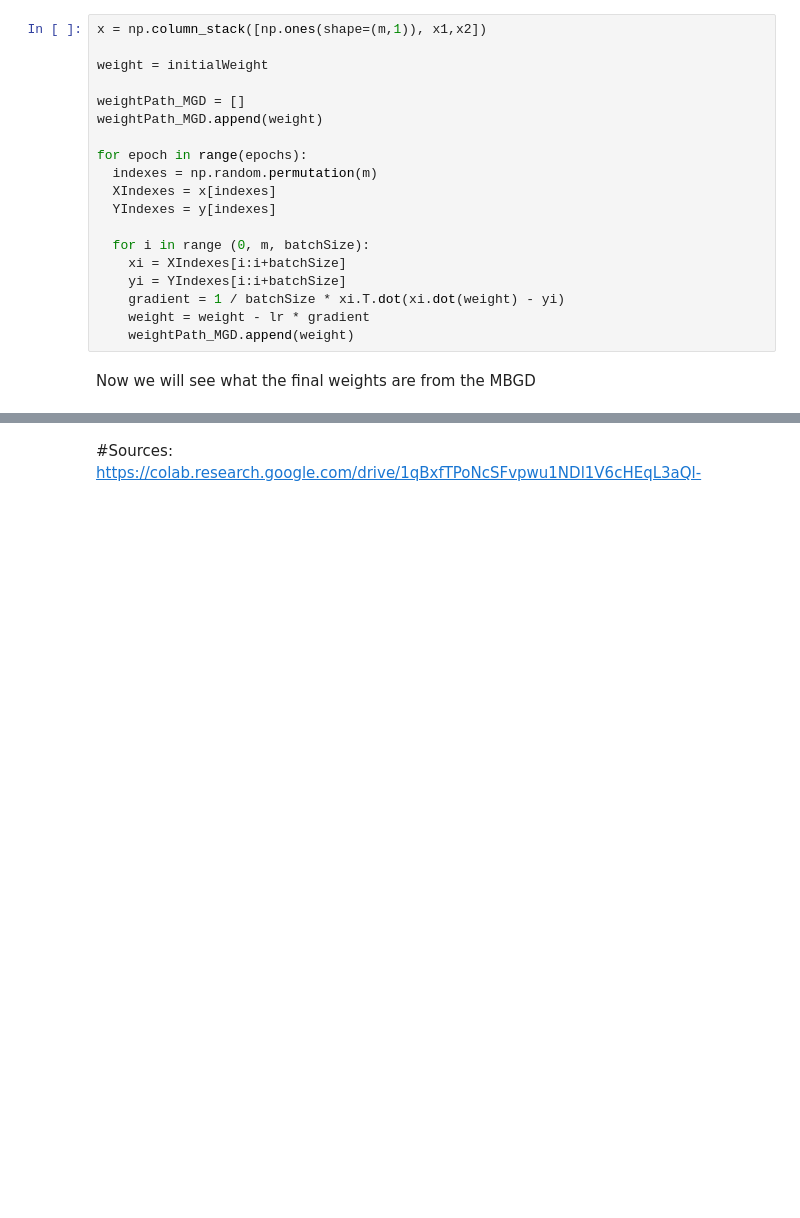
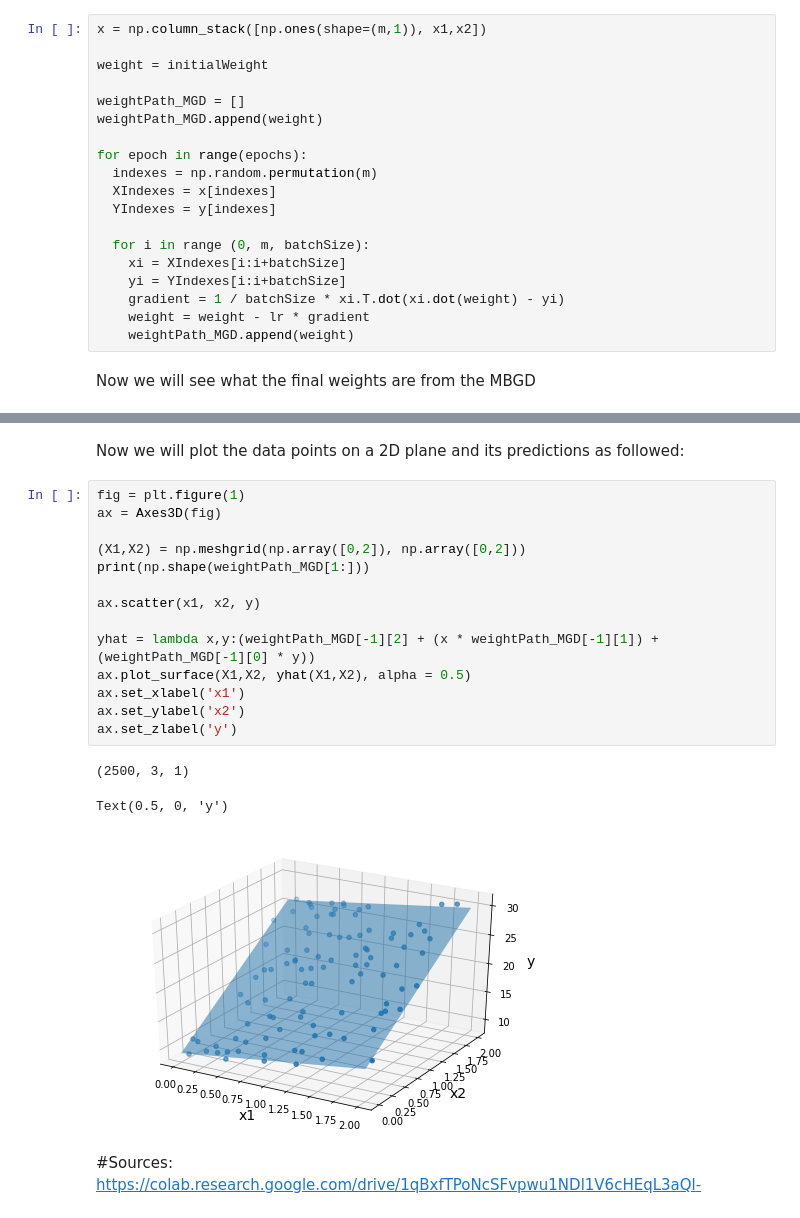
Before and after one commit to JoshRome/ai_course, a Jupyter notebook: HW2/HW2_P2.ipynb, the cells around one changed output, grey strips where cells are left out. Cells and saved outputs as stored; diff of their text form; blank space fills up the shorter version.

```diff
--- a/HW2/HW2_P2.ipynb
+++ b/HW2/HW2_P2.ipynb
@@ -89,3 +90,23 @@ array([[8.20714383],
+# %% [markdown]
+Now we will plot the data points on a 2D plane and its predictions as followed:
+# %%
+fig = plt.figure(1)
+ax = Axes3D(fig)
+
+(X1,X2) = np.meshgrid(np.array([0,2]), np.array([0,2]))
+print(np.shape(weightPath_MGD[1:]))
+
+ax.scatter(x1, x2, y)
+
+yhat = lambda x,y:(weightPath_MGD[-1][2] + (x * weightPath_MGD[-1][1]) + (weightPath_MGD[-1][0] * y))
+ax.plot_surface(X1,X2, yhat(X1,X2), alpha = 0.5)
+ax.set_xlabel('x1')
+ax.set_ylabel('x2')
+ax.set_zlabel('y')
+# %% [output]
+(2500, 3, 1)
+Text(0.5, 0, 'y')
+[figure, added]
 # %% [markdown]
 #Sources:
 https://colab.research.google.com/drive/1qBxfTPoNcSFvpwu1NDl1V6cHEqL3aQl-
```
Also changed, not shown: parts of 3 cells of this notebook.
